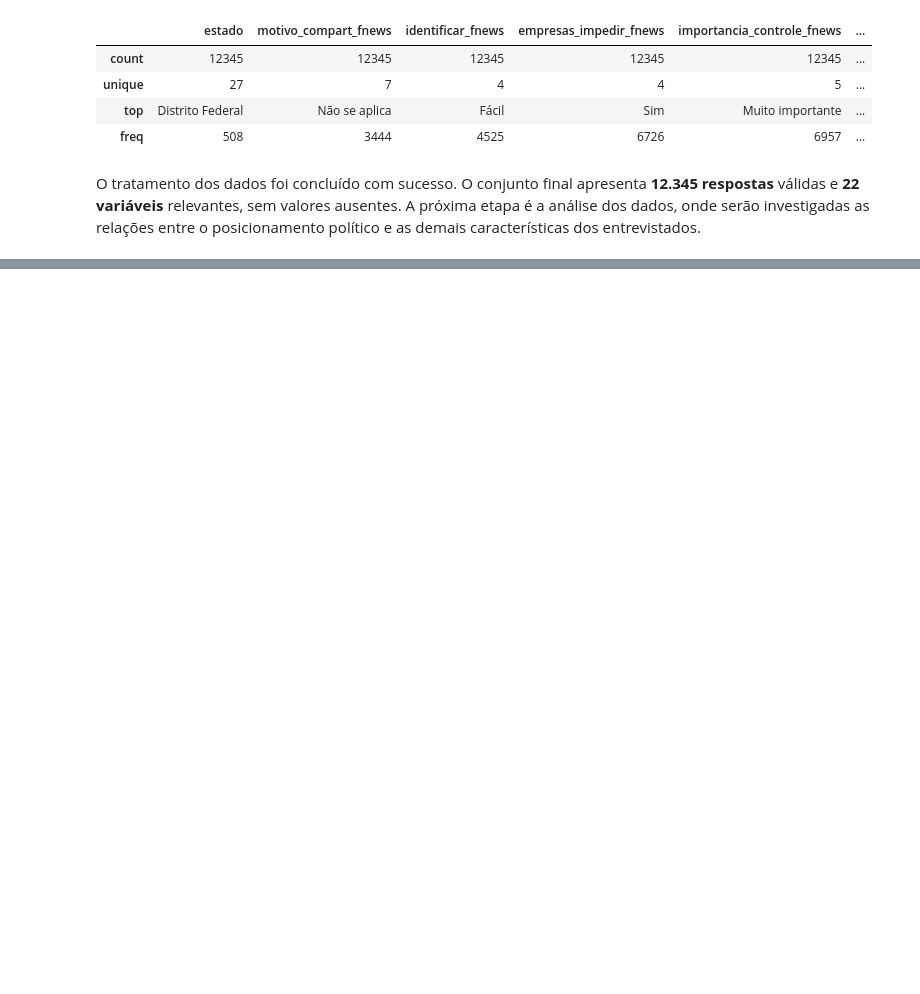
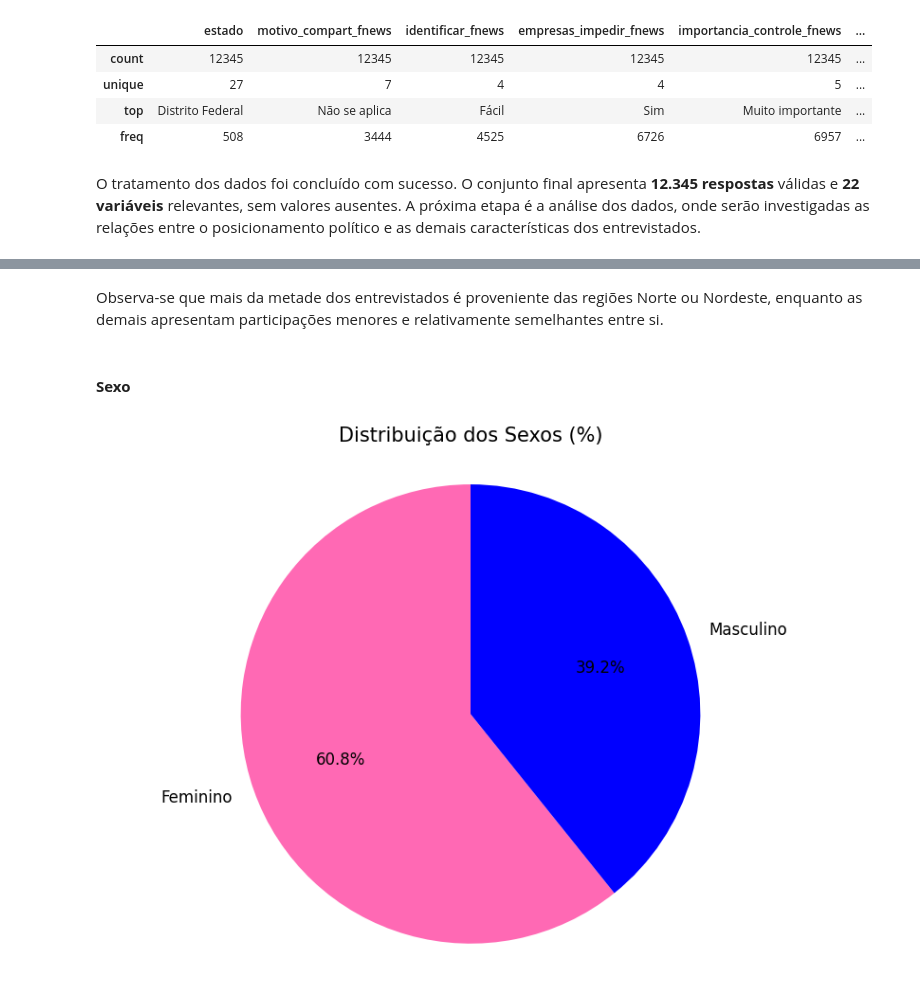
Before and after one commit to h-Soares/ds-espectro-politico-brasil, a Jupyter notebook: project.ipynb, the cells around one changed output, grey strips where cells are left out. Cells and saved outputs as stored; diff of their text form; code cells hidden in the pictures; blank space fills up the shorter version.

```diff
--- a/project.ipynb
+++ b/project.ipynb
@@ -358,0 +420,16 @@ O tratamento dos dados foi concluído com sucesso. O conjunto final apresenta **
+# %% [markdown]
+Observa-se que mais da metade dos entrevistados é proveniente das regiões Norte ou Nordeste, enquanto as demais apresentam participações menores e relativamente semelhantes entre si.
+# %% [markdown]
+#### **Sexo**
+# %%
+ax = df['sexo'].value_counts(normalize=True).mul(100).plot(kind='pie', autopct='%.1f%%', colors=['hotpink', 'blue'], startangle=90, figsize=(8, 6), textprops={'fontsize': 12})
+
+ax.get_yaxis().set_visible(False)
+ax.set_title('Distribuição dos Sexos (%)', fontsize=15, pad=15)
+ax.axis('equal')
+
+plt.tight_layout()
+plt.savefig(r'images\sexo.png')
+plt.show()
+# %% [output]
+[figure, added]
```
Also changed, not shown: parts of 28 cells of this notebook, 9 other files.
